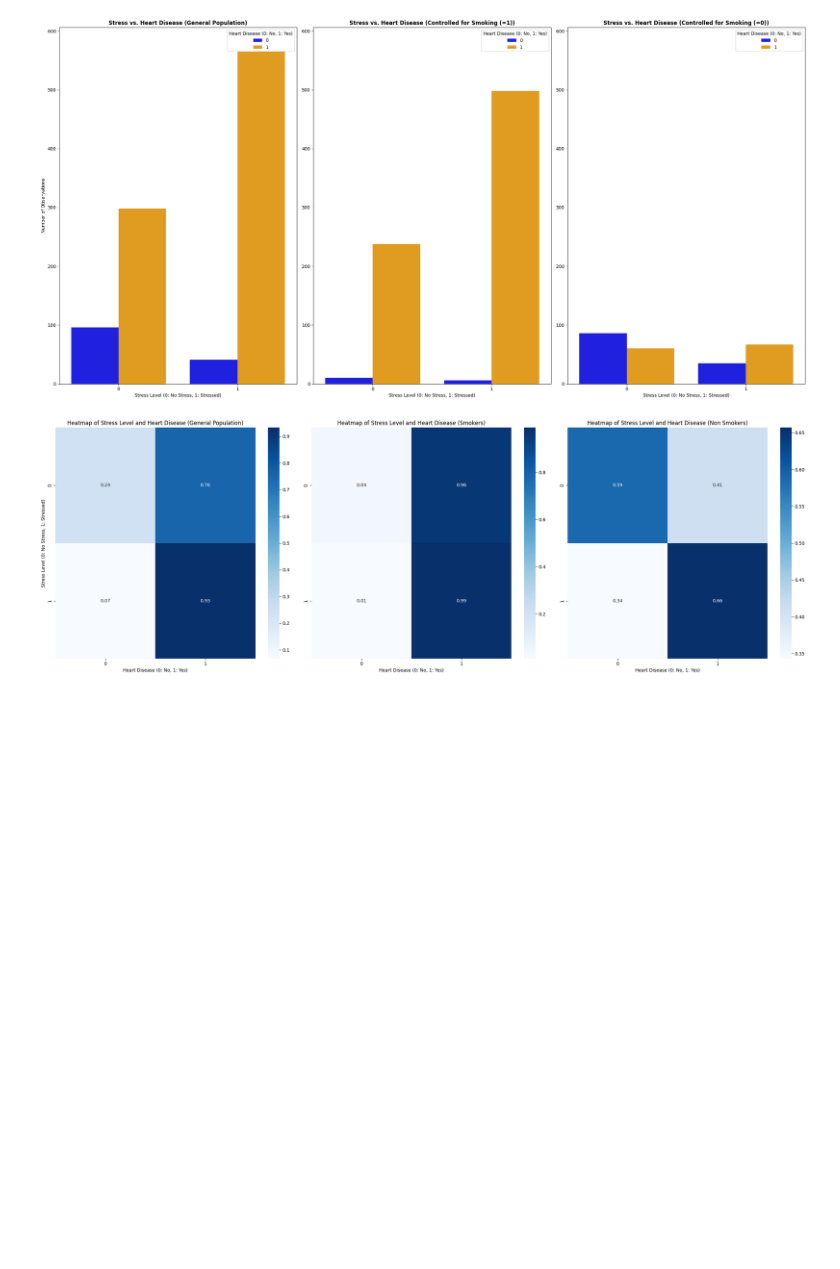
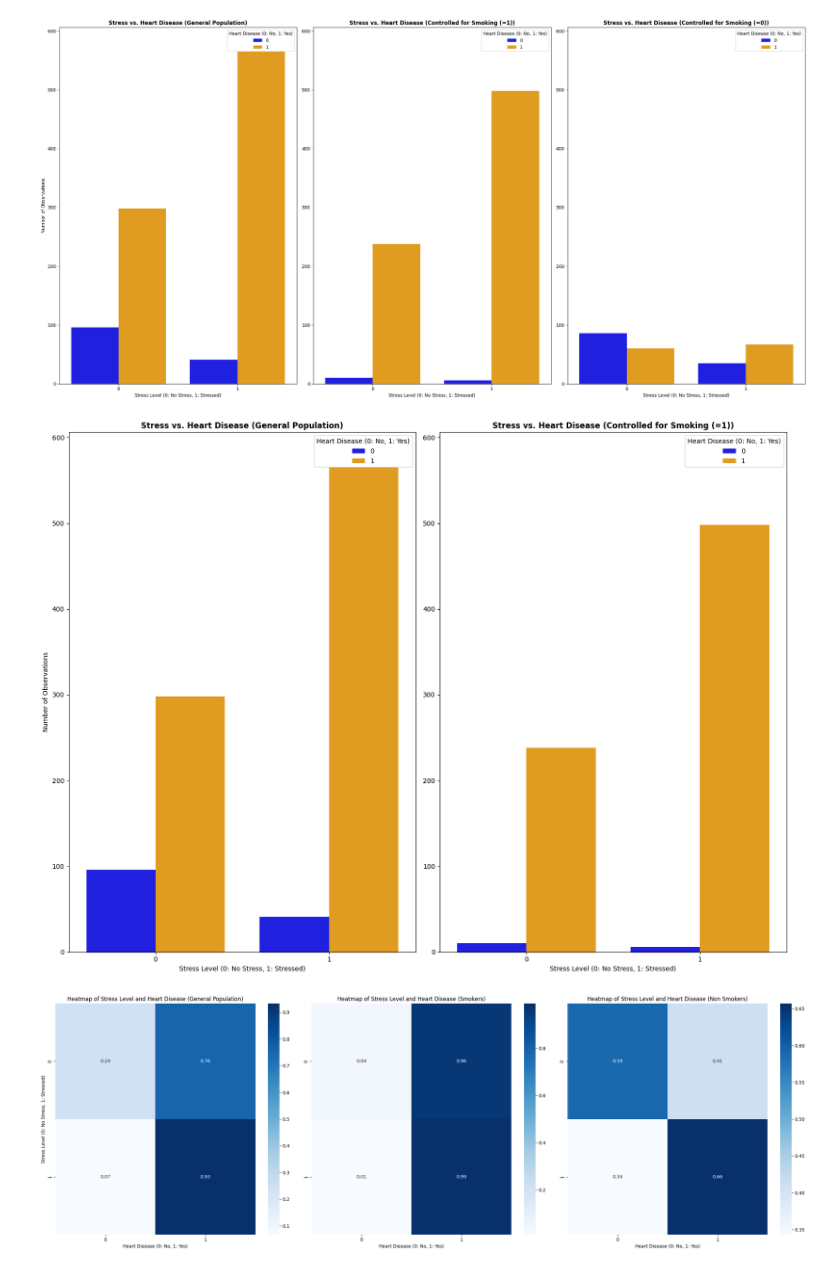
Before and after one commit to MaxiStahl1992/advanced-workbook-code, a Jupyter notebook: task6_full.ipynb, the cells around one changed output. Drawn from its saved outputs; the diff is of its cells as text; code cells hidden in the pictures; blank space fills up the shorter version.

```diff
--- a/task6_full.ipynb
+++ b/task6_full.ipynb
@@ -105,6 +105,34 @@ plt.tight_layout()
 plt.show()
 # %% [output]
 [figure]
+# %%
+# Visualize Relationships Before Controlling for Heart Disease
+max_count = max(data['stress'].value_counts().max(), controlled_data_1['stress'].value_counts().max(), controlled_data_0['stress'].value_counts().max())
+
+plt.figure(figsize=(24, 12))
+
+plt.subplot(1, 3, 1)
+sns.countplot(x='stress', hue='heart_disease', data=data, palette=['blue', 'orange'])
+plt.title('Stress vs. Heart Disease (General Population)', fontweight='bold')
+plt.xlabel('Stress Level (0: No Stress, 1: Stressed)')
+plt.ylabel('Number of Observations')
+plt.ylim(0, max_count)
+plt.legend(title='Heart Disease (0: No, 1: Yes)')
+
+# Visualize Relationships After Controlling for Smoking (Only Smokers)
+plt.subplot(1, 3, 2)
+sns.countplot(x='stress', hue='heart_disease', data=controlled_data_1, palette=['blue', 'orange'])
+plt.title('Stress vs. Heart Disease (Controlled for Smoking (=1))', fontweight='bold')
+plt.ylim(0, max_count)
+plt.ylabel('')
+plt.xlabel('Stress Level (0: No Stress, 1: Stressed)')
+
+plt.legend(title='Heart Disease (0: No, 1: Yes)')
+
+plt.tight_layout()
+plt.show()
+# %% [output]
+[figure, added]
 # %%
 # Create a crosstab of stress level and heart disease
 heatmap_data = pd.crosstab(data['stress'], data['heart_disease'],  normalize='index')
```
Also changed, not shown: parts of 1 cell of this notebook.
